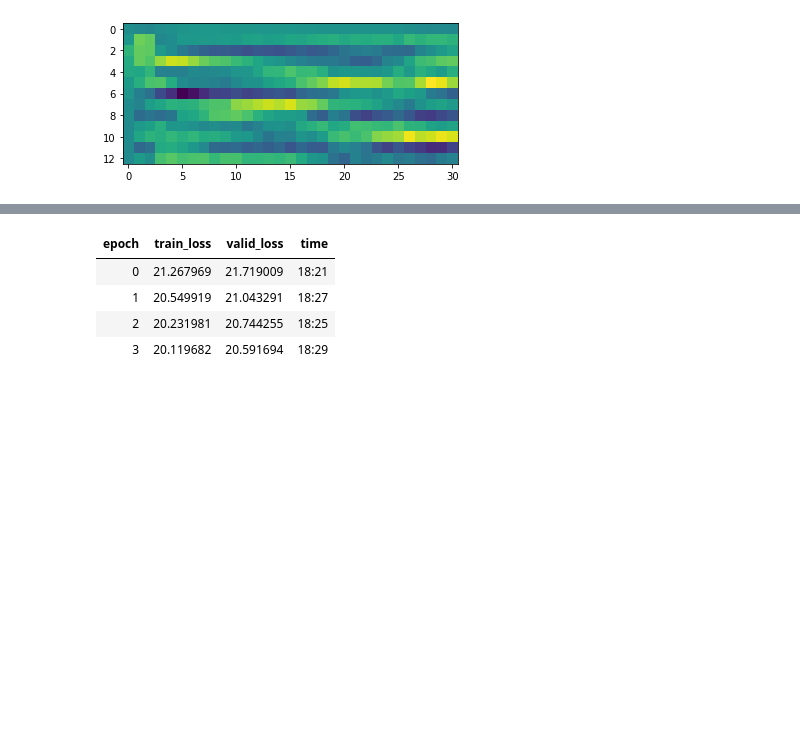
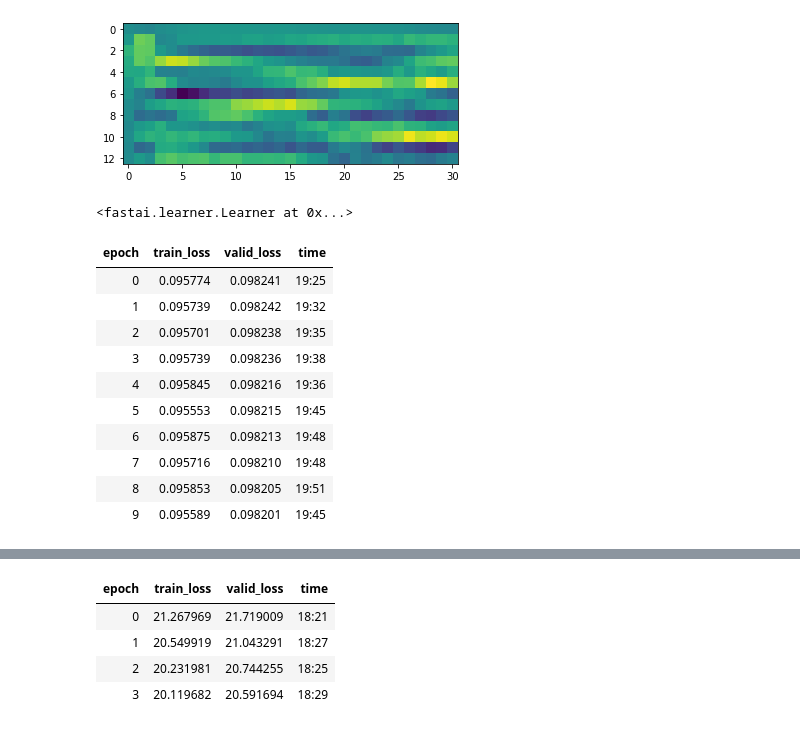
Before and after one commit to earthspecies/audio-embeddings, a Jupyter notebook: 02_basic_model_with_teacher_forcing.ipynb, the cells around one changed output, grey strips where cells are left out. Cells and saved outputs as stored; diff of their text form; code cells hidden in the pictures; blank space fills up the shorter version.

```diff
--- a/02_basic_model_with_teacher_forcing.ipynb
+++ b/02_basic_model_with_teacher_forcing.ipynb
@@ -123,7 +141,7 @@ dss = Datasets(
 # %%
 BS = 2048
 LR = 1e-3
-NUM_WORKERS = 10
+NUM_WORKERS = 6
 
 train_dl = DataLoader(dss.train, BS, NUM_WORKERS, shuffle=True)
 valid_dl = DataLoader(dss.valid, BS, NUM_WORKERS)
@@ -196,0 +216,18 @@ learn = Learner(dls.cuda(), Model().cuda(), loss_func=MSELoss(), lr=1e-3)
+# %%
+learn.load('30epochs_1e-4_adam_29')
+# %% [output]
+<fastai.learner.Learner at 0x...>
+# %%
+learn.fit(10, cbs=SaveModelCallback(fname='10epochs_1e-4_adam', every_epoch=True))
+# %% [output]
+| epoch | train_loss | valid_loss | time |
+| 0 | 0.095774 | 0.098241 | 19:25 |
+| 1 | 0.095739 | 0.098242 | 19:32 |
+| 2 | 0.095701 | 0.098238 | 19:35 |
+| 3 | 0.095739 | 0.098236 | 19:38 |
+| 4 | 0.095845 | 0.098216 | 19:36 |
+| 5 | 0.095553 | 0.098215 | 19:45 |
+| 6 | 0.095875 | 0.098213 | 19:48 |
+| 7 | 0.095716 | 0.098210 | 19:48 |
+| 8 | 0.095853 | 0.098205 | 19:51 |
+| 9 | 0.095589 | 0.098201 | 19:45 |
```
Also changed, not shown: parts of 15 cells of this notebook.
